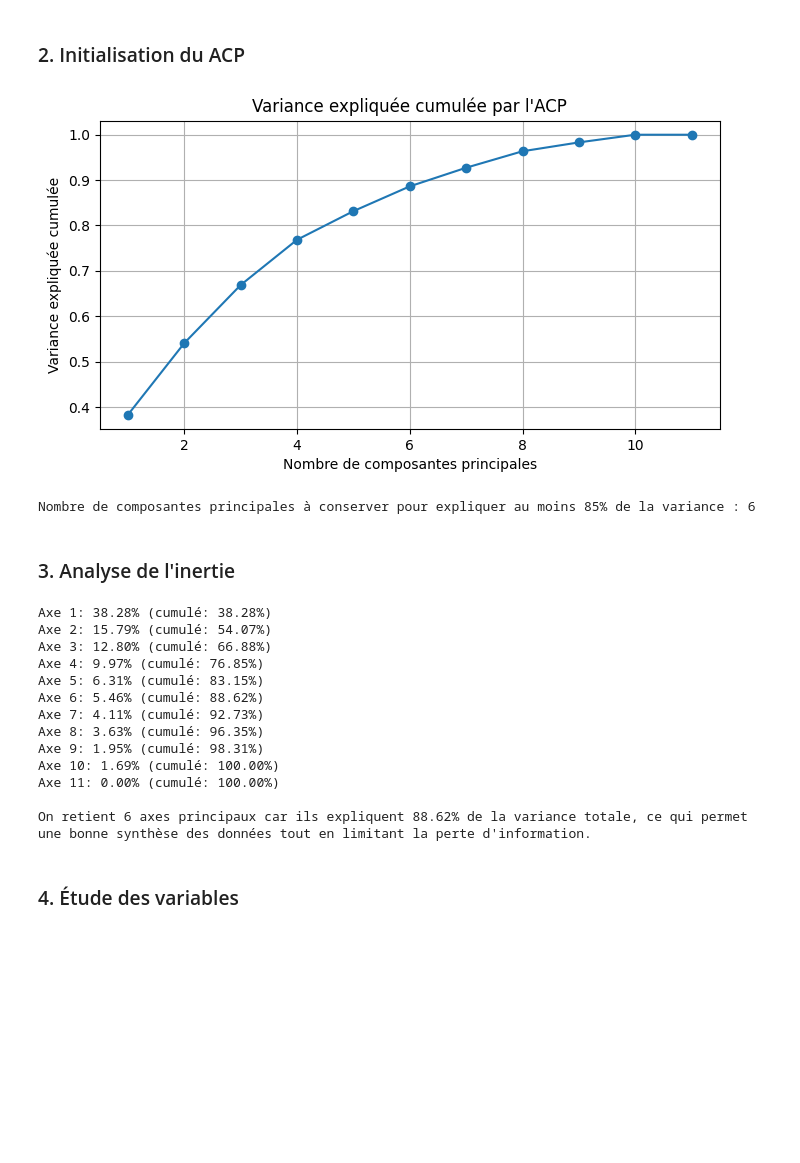
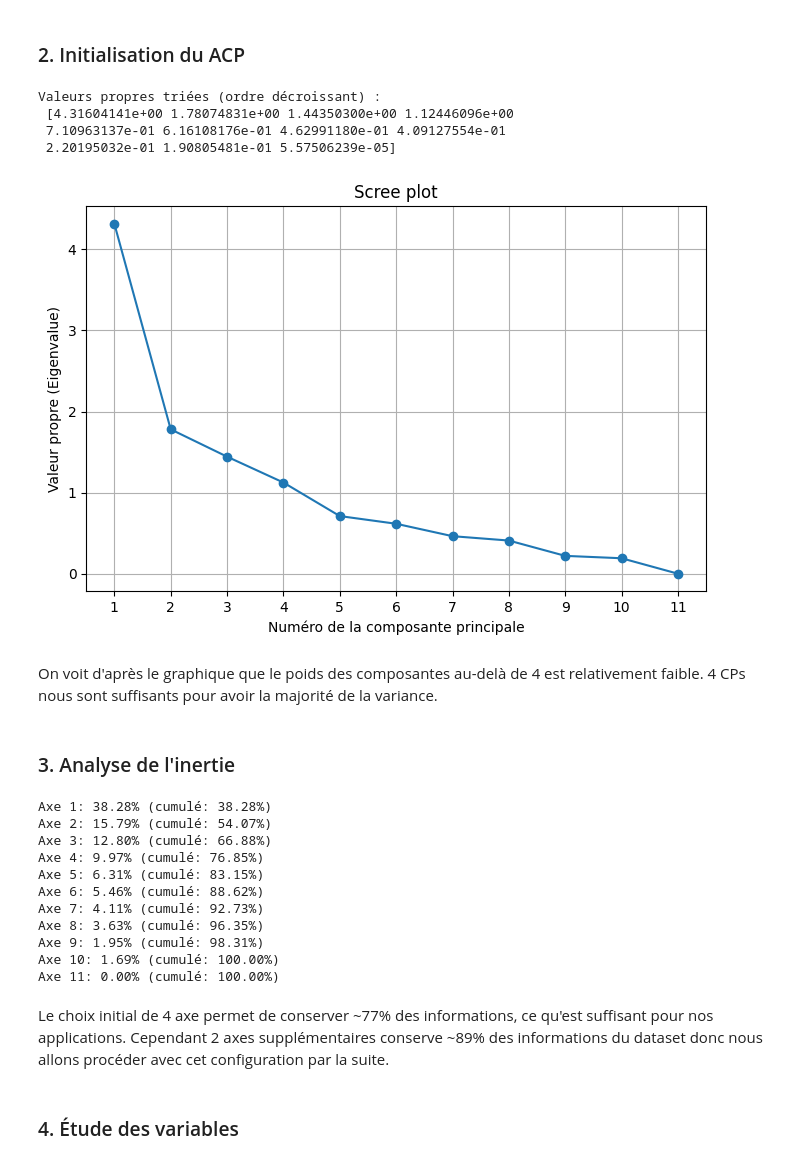
Before and after one commit to NiceSoyce/DS_Lab2, a Jupyter notebook: robert_thibault_lab2.ipynb, the cells around one changed output. Drawn from its saved outputs; the diff is of its cells as text; code cells hidden in the pictures; blank space fills up the shorter version.

```diff
--- a/robert_thibault_lab2.ipynb
+++ b/robert_thibault_lab2.ipynb
@@ -47,46 +47,59 @@ Les variables sont mesurées dans des unités différentes (secondes, mètres, p
 # %%
 import pandas as pd
 from sklearn.preprocessing import StandardScaler
 from sklearn.decomposition import PCA
 import matplotlib.pyplot as plt
 import numpy as np
 
 # Charger les données
 df = pd.read_csv("decathlon.csv")
 
 # Sélectionner les variables quantitatives
 quant_vars = ['100m', 'Long.jump', 'Shot.put', 'High.jump', '400m', '110m.hurdle',
               'Discus', 'Pole.vault', 'Javeline', '1500m', 'Points']
 X = df[quant_vars]
 
 # Centrer et réduire les données
 scaler = StandardScaler()
 X_scaled = scaler.fit_transform(X)
 
 # Réaliser l'ACP
 pca = PCA()
 X_pca = pca.fit_transform(X_scaled)
 
-# Afficher la variance expliquée cumulée
-cumulative_variance = np.cumsum(pca.explained_variance_ratio_)
-plt.figure(figsize=(8,4))
-plt.plot(range(1, len(cumulative_variance)+1), cumulative_variance, marker='o')
-plt.xlabel('Nombre de composantes principales')
-plt.ylabel('Variance expliquée cumulée')
-plt.title('Variance expliquée cumulée par l\'ACP')
+# Calculer la matrice de covariance A à partir des données centrées-réduites
+A = np.cov(X_scaled, rowvar=False)
+#print("Matrice de covariance A :\n", A)
+
+# Calculer les valeurs propres et vecteurs propres de la matrice de covariance
+eigvals, eigvecs = np.linalg.eig(A)
+#print("\nValeurs propres :\n", eigvals)
+#print("\nVecteurs propres (colonnes) :\n", eigvecs)
+
+# Trier les valeurs propres et les vecteurs propres associés par ordre décroissant
+idx_sorted = np.argsort(eigvals)[::-1]  # indices pour trier en décroissant
+eigvals_sorted = eigvals[idx_sorted]
+eigvecs_sorted = eigvecs[:, idx_sorted]
+print("\nValeurs propres triées (ordre décroissant) :\n", eigvals_sorted)
+#print("\nVecteurs propres triés (colonnes) :\n", eigvecs_sorted)
+
+# Scree plot (graphique en écailles) des valeurs propres de la matrice de covariance A
+plt.figure(figsize=(8, 5))
+plt.plot(range(1, len(eigvals_sorted) + 1), eigvals_sorted, marker='o', linestyle='-')
+plt.title("Scree plot")
+plt.xlabel("Numéro de la composante principale")
+plt.ylabel("Valeur propre (Eigenvalue)")
+plt.xticks(range(1, len(eigvals_sorted) + 1))
 plt.grid(True)
 plt.show()
-
-# Choix du nombre de dimensions à conserver
-# Ici, on choisit le nombre de composantes qui explique au moins 85% de la variance
-k = np.argmax(cumulative_variance >= 0.85) + 1
-print(f"Nombre de composantes principales à conserver pour expliquer au moins 85% de la variance : {k}")
-
-# Motiver le choix :
-# On conserve {k} dimensions car elles expliquent au moins 85% de la variance totale, ce qui permet de réduire la dimensionnalité tout en gardant l'essentiel de l'information.
 # %% [output]
+Valeurs propres triées (ordre décroissant) :
+ [4.31604141e+00 1.78074831e+00 1.44350300e+00 1.12446096e+00
+ 7.10963137e-01 6.16108176e-01 4.62991180e-01 4.09127554e-01
+ 2.20195032e-01 1.90805481e-01 5.57506239e-05]
-[figure, old version]
+[figure, new version]
-Nombre de composantes principales à conserver pour expliquer au moins 85% de la variance : 6
+# %% [markdown]
+On voit d'après le graphique que le poids des composantes au-delà de 4 est relativement faible. 4 CPs nous sont suffisants pour avoir la majorité de la variance.
 # %% [markdown]
 ### 3. Analyse de l'inertie
 # %%
@@ -97,10 +110,6 @@ cumulative_var = np.cumsum(explained_var)
 # Affichage du pourcentage de variance expliquée par axe et cumulée
 for i, (var, cum_var) in enumerate(zip(explained_var, cumulative_var), 1):
     print(f"Axe {i}: {var:.2f}% (cumulé: {cum_var:.2f}%)")
-
-# Justification du nombre d'axes retenus
-# On retient le nombre d'axes (k) pour lequel la variance cumulée dépasse 80% (ou un seuil choisi).
-print(f"\nOn retient {k} axes principaux car ils expliquent {cumulative_var[k-1]:.2f}% de la variance totale, ce qui permet une bonne synthèse des données tout en limitant la perte d'information.")
 # %% [output]
 Axe 1: 38.28% (cumulé: 38.28%)
 Axe 2: 15.79% (cumulé: 54.07%)
@@ -113,7 +122,7 @@ Axe 8: 3.63% (cumulé: 96.35%)
 Axe 9: 1.95% (cumulé: 98.31%)
 Axe 10: 1.69% (cumulé: 100.00%)
 Axe 11: 0.00% (cumulé: 100.00%)
-
-On retient 6 axes principaux car ils expliquent 88.62% de la variance totale, ce qui permet une bonne synthèse des données tout en limitant la perte d'information.
+# %% [markdown]
+Le choix initial de 4 axe permet de conserver ~77% des informations, ce qu'est suffisant pour nos applications. Cependant 2 axes supplémentaires conserve ~89% des informations du dataset donc nous allons procéder avec cet configuration par la suite.
 # %% [markdown]
 ### 4. Étude des variables
```
Also changed, not shown: parts of 5 cells of this notebook.
